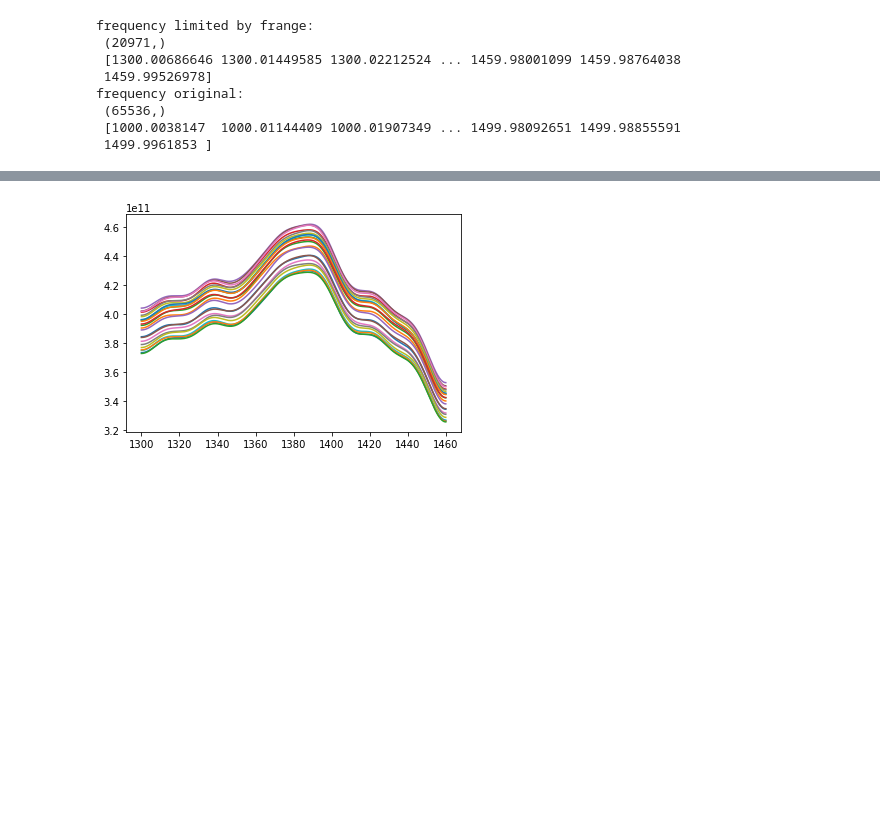
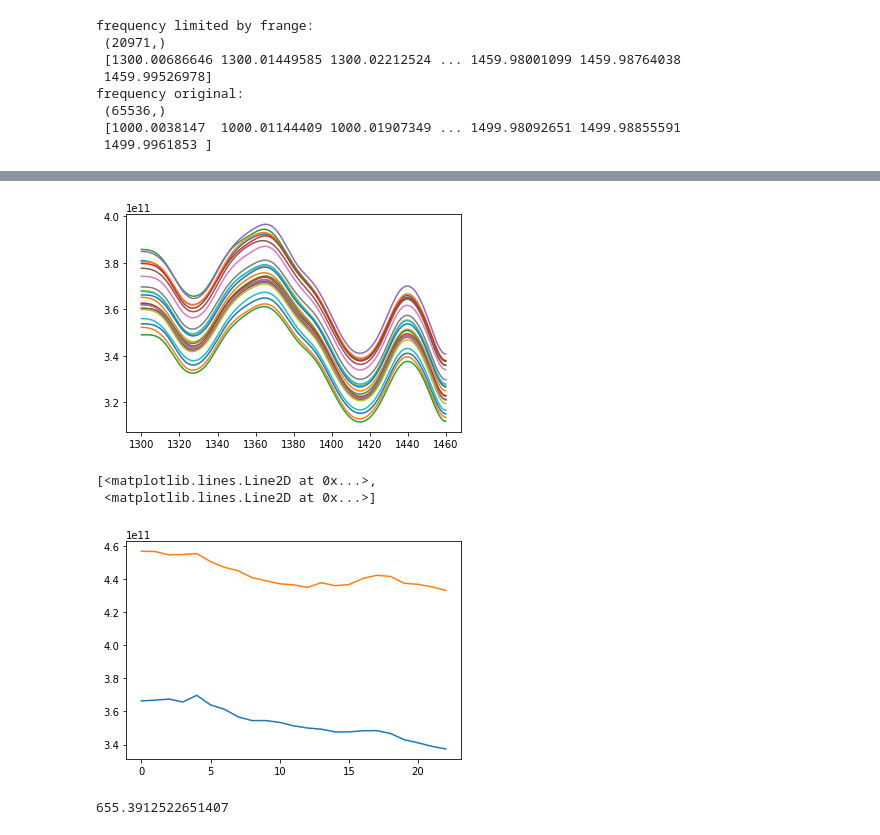
Before and after one commit to jyingjie/hifast, a Jupyter notebook: nbs/00_cal.ipynb, the cells around one changed output, grey strips where cells are left out. Drawn from its saved outputs; the diff is of its cells as text; code cells hidden in the pictures; blank space fills up the shorter version.

```diff
--- a/nbs/00_cal.ipynb
+++ b/nbs/00_cal.ipynb
@@ -752,3 +747,5 @@ p_cals = Fd._get_cal_power_s(Fd.inds_ton, Fd.inds_toff_bef, Fd.inds_toff_aft)
+# %%
+p_cals_s = Fd._get_smoothed(p_cals)
 # %%
 %matplotlib inline
 
@@ -760,8 +770,15 @@ for p_cal in p_cals[...,0]:
 # %%
 %matplotlib inline
 
-for p_cal in p_cals[...,0]:
+for i,p_cal in enumerate(p_cals_s[:,...,0]):
     plt.plot(Fd.freq_use, p_cal)
+    #print(i)
     #plt.show()
 # %% [output]
-[figure, old version]
+[figure, new version]
+# %%
+plt.plot(np.mean(p_cals_s, axis=1))
+# %% [output]
+[<matplotlib.lines.Line2D at 0x...>,
+ <matplotlib.lines.Line2D at 0x...>]
+[figure, added]
@@ -767,0 +793,4 @@ for p_cal in p_cals[...,0]:
+# %%
+5/(np.nanmax(Fd.freq_use) - np.nanmin(Fd.freq_use))*len(Fd.freq_use)
+# %% [output]
+655.3912522651407
```
Also changed, not shown: parts of 14 cells of this notebook, 15 other files.
